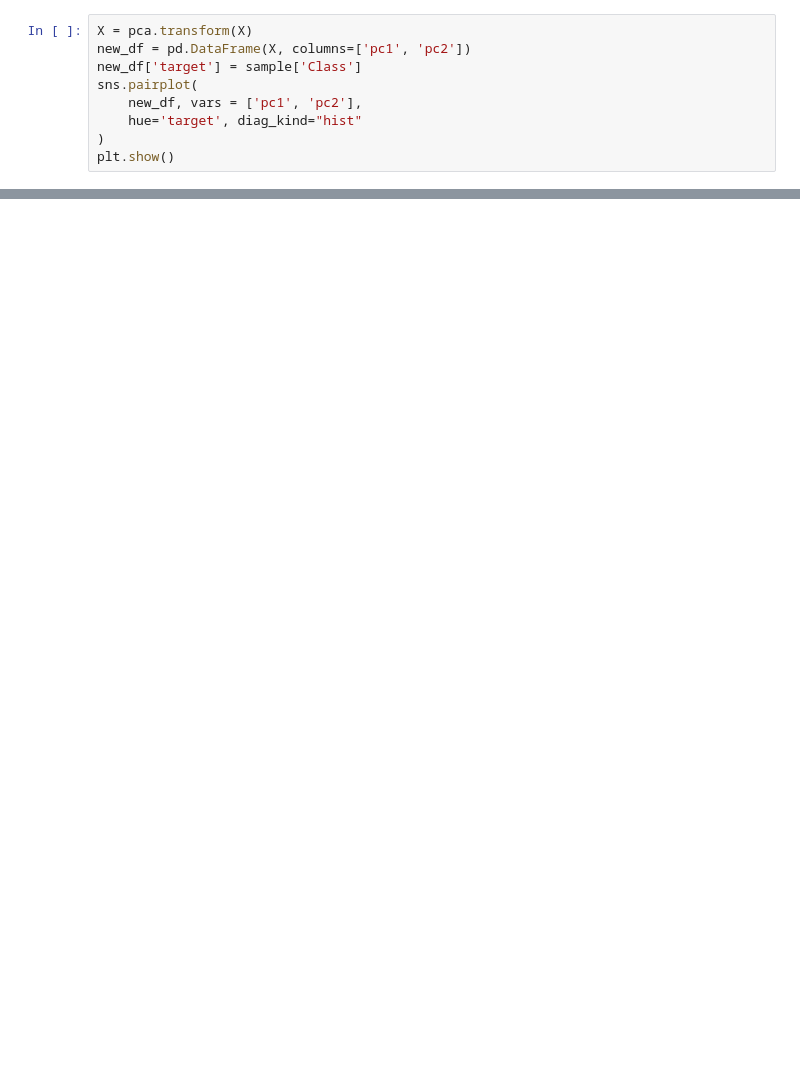
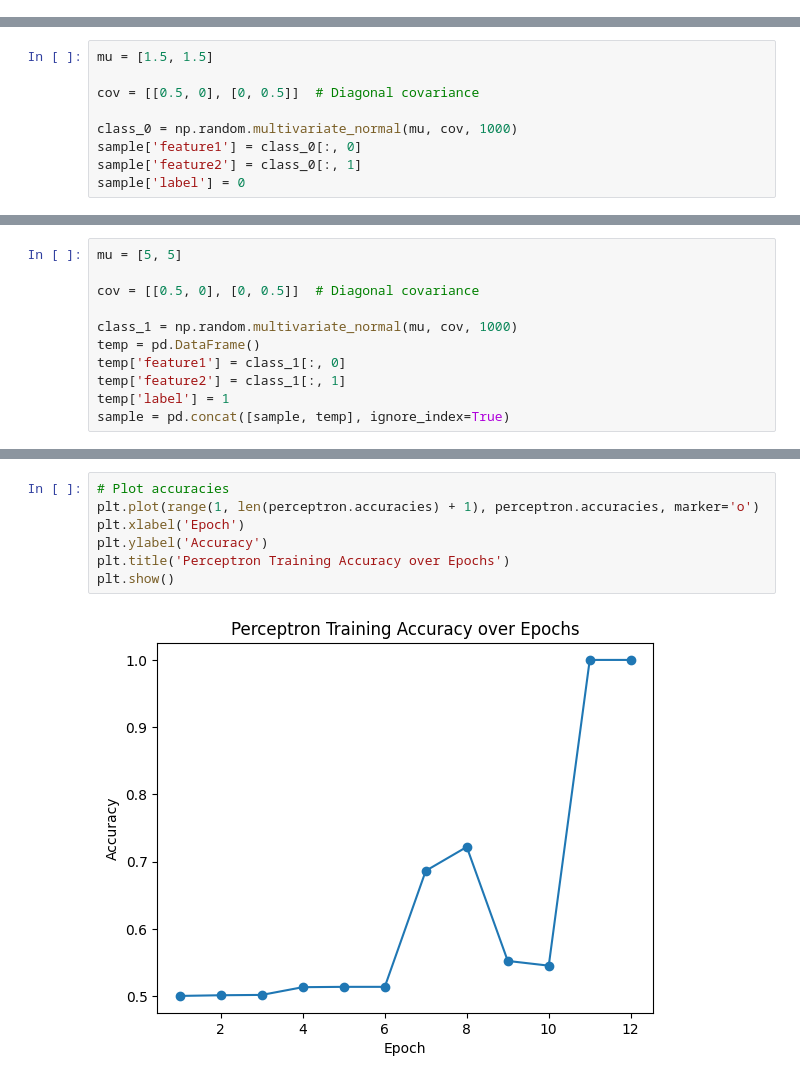
Before and after one commit to leonardoct3/ann-dl-portfolio, a Jupyter notebook: main.ipynb, the cells around one changed output, grey strips where cells are left out. Cells and saved outputs as stored; diff of their text form; blank space fills up the shorter version.

```diff
--- a/main.ipynb
+++ b/main.ipynb
@@ -323,9 +0,0 @@ Variância explicada:
-# %%
-X = pca.transform(X)
-new_df = pd.DataFrame(X, columns=['pc1', 'pc2'])
-new_df['target'] = sample['Class']
-sns.pairplot(
-    new_df, vars = ['pc1', 'pc2'],
-    hue='target', diag_kind="hist"
-)
-plt.show()
@@ -561,0 +21,9 @@ plt.show()
+# %%
+mu = [1.5, 1.5]
+
+cov = [[0.5, 0], [0, 0.5]]  # Diagonal covariance
+
+class_0 = np.random.multivariate_normal(mu, cov, 1000)
+sample['feature1'] = class_0[:, 0]
+sample['feature2'] = class_0[:, 1]
+sample['label'] = 0
@@ -561,0 +34,11 @@ plt.show()
+# %%
+mu = [5, 5]
+
+cov = [[0.5, 0], [0, 0.5]]  # Diagonal covariance
+
+class_1 = np.random.multivariate_normal(mu, cov, 1000)
+temp = pd.DataFrame()
+temp['feature1'] = class_1[:, 0]
+temp['feature2'] = class_1[:, 1]
+temp['label'] = 1
+sample = pd.concat([sample, temp], ignore_index=True)
@@ -561,0 +120,9 @@ plt.show()
+# %%
+# Plot accuracies
+plt.plot(range(1, len(perceptron.accuracies) + 1), perceptron.accuracies, marker='o')
+plt.xlabel('Epoch')
+plt.ylabel('Accuracy')
+plt.title('Perceptron Training Accuracy over Epochs')
+plt.show()
+# %% [output]
+[figure, added]
```
Also changed, not shown: parts of 78 cells of this notebook, 12 other files.
